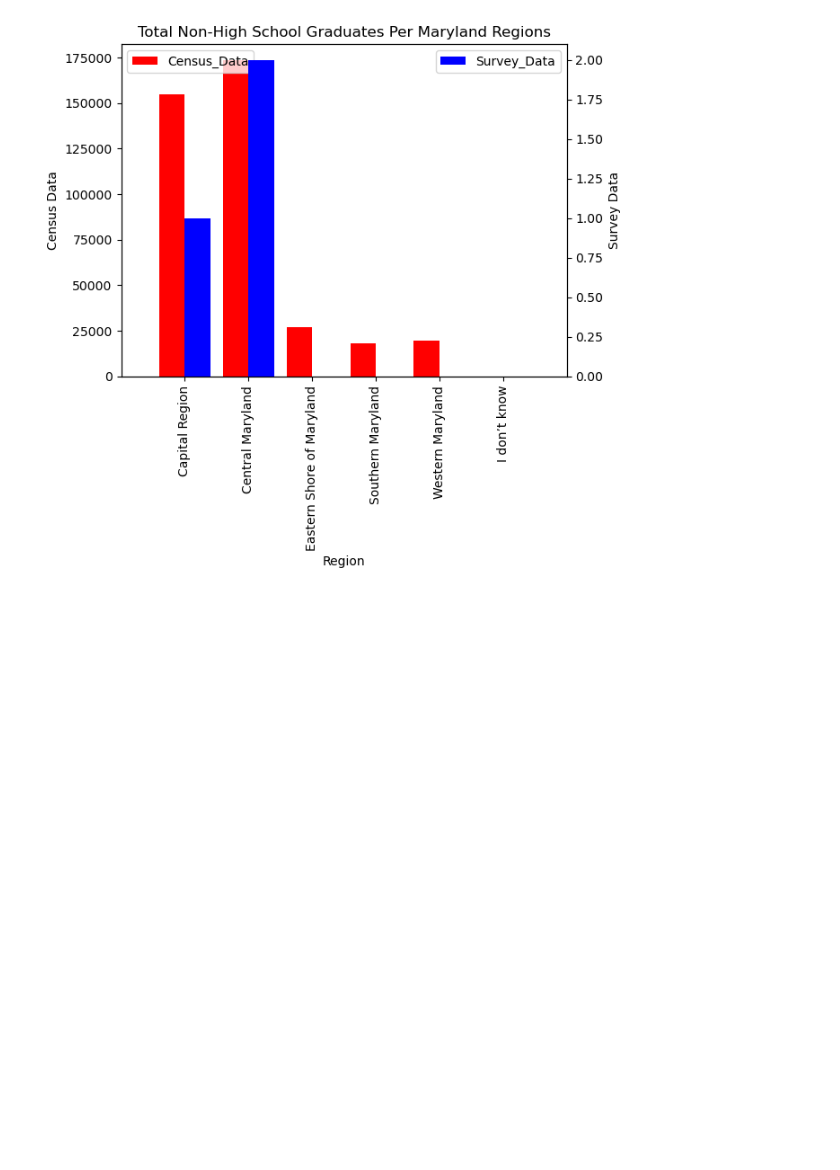
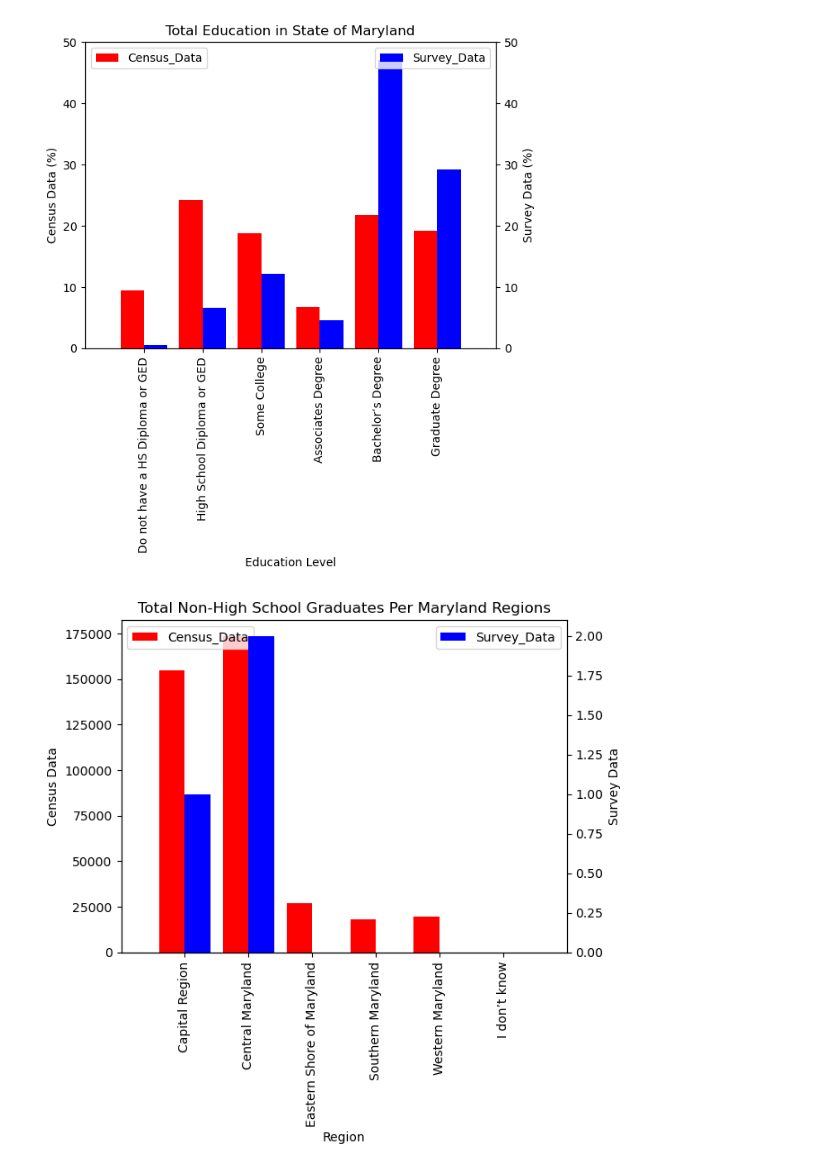
Before and after one commit to jstelnik/MarylandCybersecurityAnalysis, a Jupyter notebook: CensusEducation.ipynb, the cells around one changed output. Saved outputs shown, nothing was run; the diff lists cells and outputs as text; code cells hidden in the pictures; blank space fills up the shorter version.

```diff
--- a/CensusEducation.ipynb
+++ b/CensusEducation.ipynb
@@ -241,3 +311,37 @@ regionData = regionData.groupby("Jurisdictions").sum()
+# %%
+myRegionDataTotal = myData.groupby('Q3').RandomSurveyID.count()
+educationTotal = censusData.copy(deep=True)
+educationTotal = educationTotal.rename({"NoHS": "Do not have a HS Diploma or GED", "HS": "High School Diploma or GED", "SomeCollege": "Some College", "Associate": "Associates Degree", "Bachelor":"Bachelor’s Degree", "Graduate":"Graduate Degree"}, axis='columns')
+educationTotal = educationTotal.drop(["Jurisdictions", "Male", "Female"], axis=1).sum()
+educationTotal = educationTotal.rename_axis('Census_Data')
+myRegionDataTotal = myRegionDataTotal.rename('Survey_Data')
+educationTotal = educationTotal.rename('Census_Data')
+
+fig = plt.figure()
+ax = fig.add_subplot(111)
+plt.title("Total Education in State of Maryland")
+ax2 = ax.twinx()
+width = 0.4
+myRegionDataTotal = myRegionDataTotal/myRegionDataTotal.sum() * 100
+educationTotal = educationTotal/educationTotal.sum() * 100
+
+x_order = [ "Do not have a HS Diploma or GED", "High School Diploma or GED", "Some College", "Associates Degree", "Bachelor’s Degree", 'Graduate Degree']
+myRegionDataTotal.loc[x_order].plot(kind='bar', color='blue', ax=ax2, width=width, position=0)
+educationTotal.loc[x_order].plot(kind='bar', color='red', ax=ax, width=width, position=1)
+
+ax.set_xlabel("Education Level")
+ax.set_ylabel('Census Data (%)')
+ax2.set_ylabel('Survey Data (%)')
+plt.xlim(-1, 6)
+ax.legend(loc="upper left")
+ax2.legend(loc="upper right")
+ax.set_ylim([0, 50])
+ax2.set_ylim([0, 50])
+
+plt.savefig("%CensusvsSurveyEducationTotal.png", bbox_inches="tight")
+plt.show()
+# %% [output]
+[figure, added]
 # %%
 myRegionDataTotal = myRegionData.rename(columns={"RandomSurveyID": "Survey_Data"})
 
```
Also changed, not shown: parts of 3 cells of this notebook, 2 other files.
